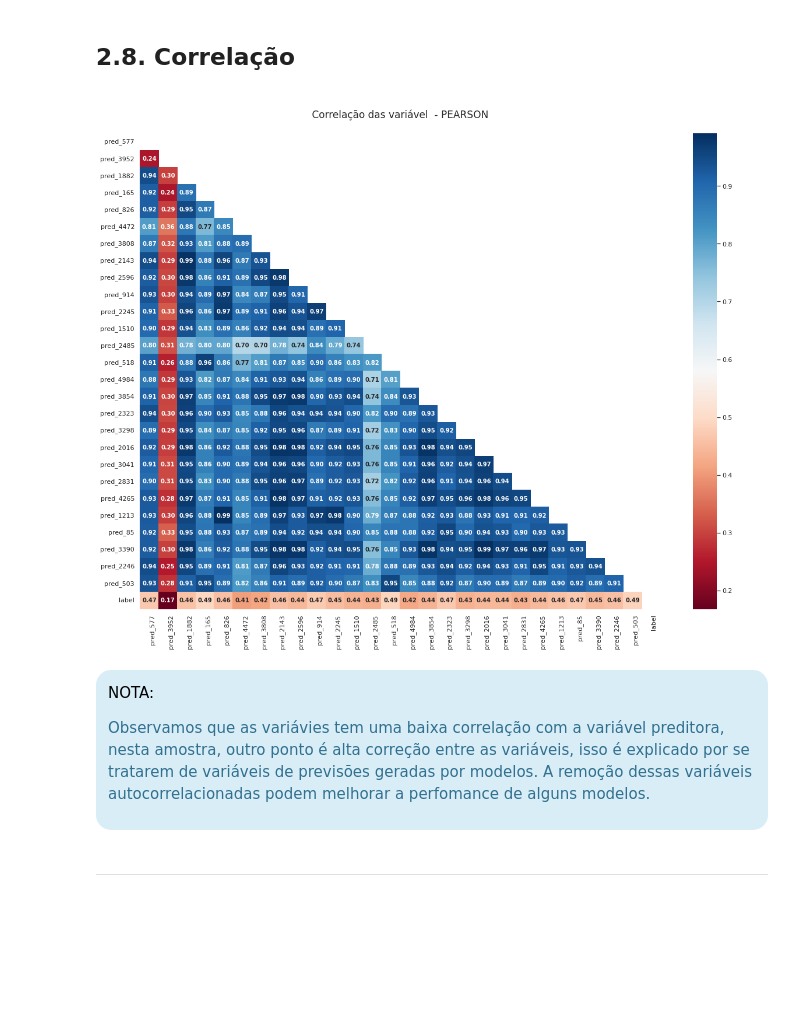
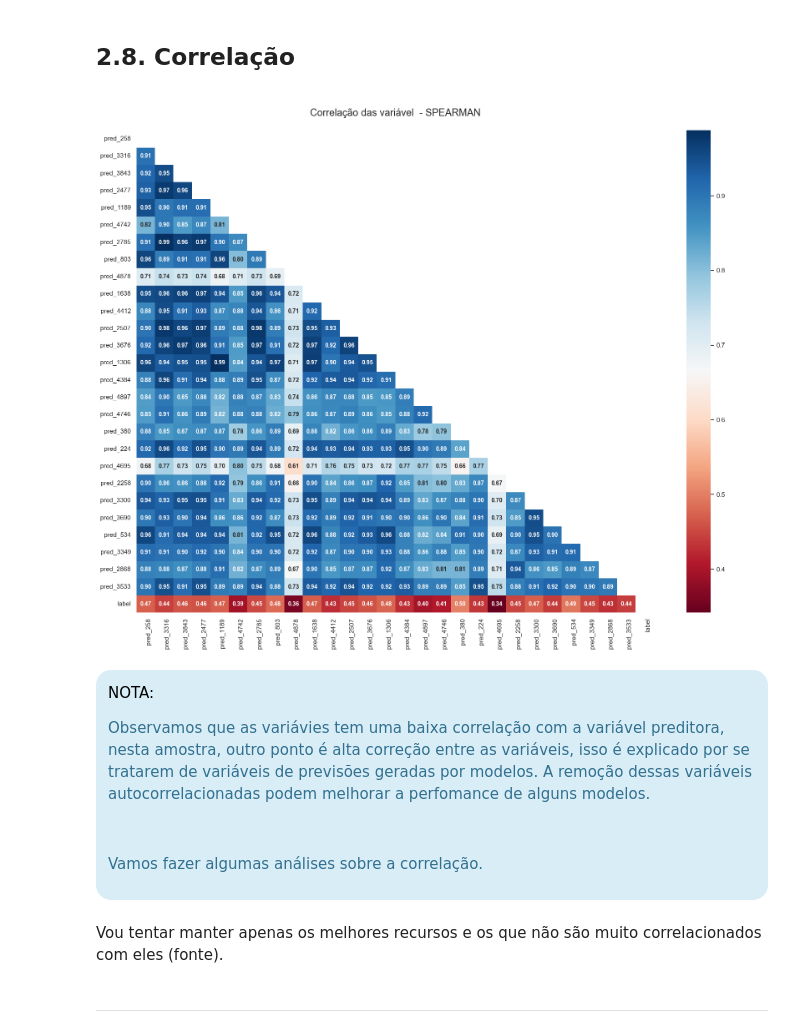
Before and after one commit to rogeriodelfim/Competicoes, a Jupyter notebook: Kaggle/Tabular Playground Series/2022/10 - Novembro/01. EDA.ipynb, the cells around one changed output. Drawn from its saved outputs; the diff is of its cells as text; code cells hidden in the pictures; blank space fills up the shorter version.

```diff
--- a/Kaggle/Tabular Playground Series/2022/10 - Novembro/01. EDA.ipynb
+++ b/Kaggle/Tabular Playground Series/2022/10 - Novembro/01. EDA.ipynb
@@ -1163,21 +1164,24 @@ Observamos que os dados de treino e teste seguem a mesma distribuição, porém
 # %%
 plt.figure(figsize=(20,15))
 
 feature_corr = \
     utility.graf_feature_corr(df_         = df2_train[feature_sample+[target]],
                               annot_      = True,
-                              threshold_  = .7,
+                              threshold_  = .8,
                               print_var_  = False,
                               print_graf_ = True,
                               mask_       = True,
-                             # method_     = 'spearman'
+                              method_     = 'spearman'
                               );
+utility.free_gpu_cache()
 # %% [output]
-[figure, old version]
+[figure, new version]
 # %% [markdown]
 <div class="alert alert-block alert-info" style="border-radius:15px">
 <p style="color: black; font-family: Arial Black">NOTA:</p>
 
-Observamos que as variávies tem uma baixa correlação com a variável preditora, nesta amostra, outro ponto é alta correção entre as variáveis, isso é explicado por se tratarem de variáveis de previsões geradas por modelos. A remoção dessas variáveis autocorrelacionadas podem melhorar a perfomance de alguns modelos.
+Observamos que as variávies tem uma baixa correlação com a variável preditora, nesta amostra, outro ponto é alta correção entre as variáveis, isso é explicado por se tratarem de variáveis de previsões geradas por modelos. A remoção dessas variáveis autocorrelacionadas podem melhorar a perfomance de alguns modelos. <p>   <br>
+
+Vamos fazer algumas análises sobre a correlação.
 
 </div>
@@ -1183,0 +1199,2 @@ Observamos que as variávies tem uma baixa correlação com a variável preditor
+# %% [markdown]
+Vou tentar manter apenas os melhores recursos e os que não são muito correlacionados com eles (fonte).
```
Also changed, not shown: parts of 47 cells of this notebook.
